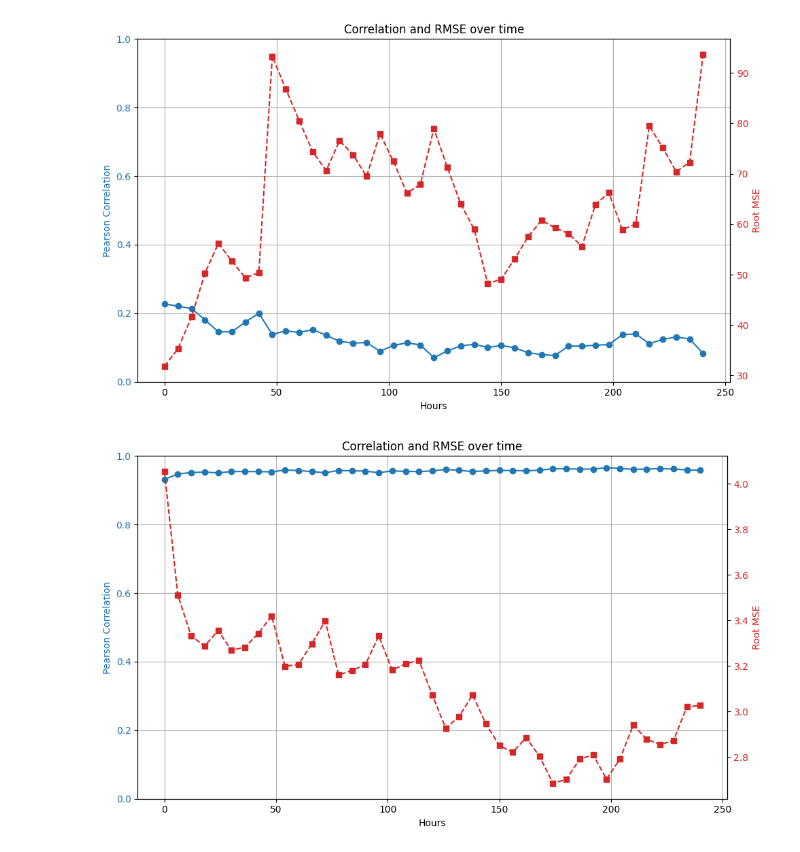
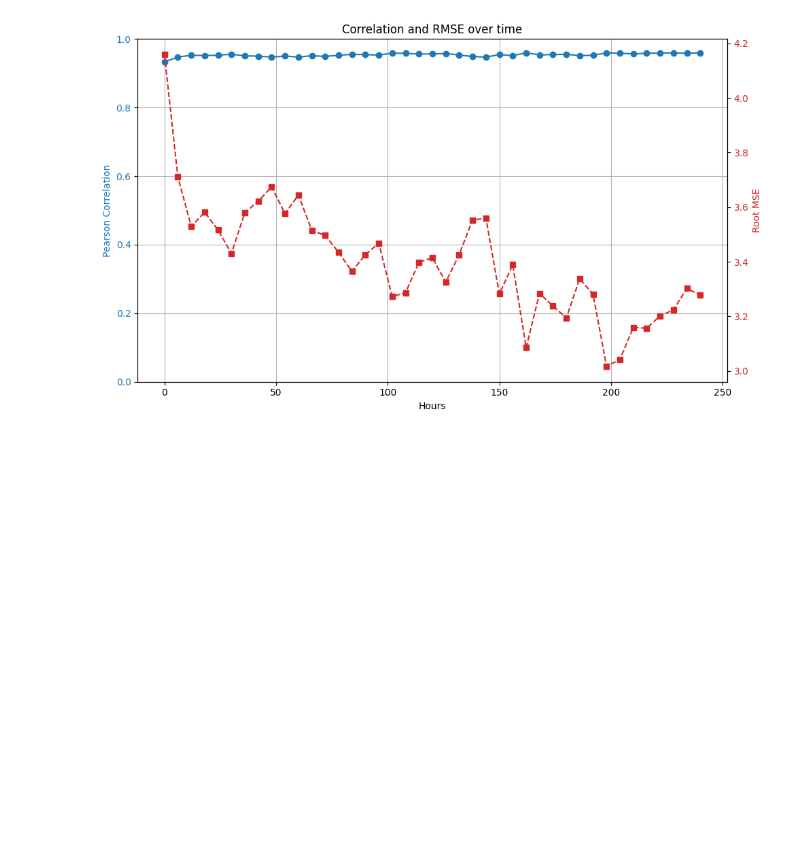
Before and after one commit to samjdurante/geostrophic-balance-meteo496, a Jupyter notebook: balance-panguweather.ipynb, the cells around one changed output. Saved outputs shown, nothing was run; the diff lists cells and outputs as text; code cells hidden in the pictures; blank space fills up the shorter version.

```diff
--- a/balance-panguweather.ipynb
+++ b/balance-panguweather.ipynb
@@ -11,7 +11,7 @@ from scipy.constants import pi,g
 from scipy.stats import pearsonr
 from sklearn.metrics import mean_squared_error
 
-file = "panguweather.nc"
+file = "panguweather240-10222024.nc"
 ds = xr.open_dataset(file)
 #print(ds)
 # %%
@@ -137,5 +137,5 @@ short_calculated_wind_ds["wind_speed"] = np.sqrt(short_calculated_wind_ds["ug"]*
 # %%
-short_calculated_wind_ds = xr.open_dataset("short_calculated_wind_ds.nc")
+#short_calculated_wind_ds = xr.open_dataset("short_calculated_wind_dsPANGUWEATHER-240-10222024.nc")
 # %%
 # Makes a countour map of wind speeds
 def plot_wind_side_by_side(real_speed, calc_speed, time_index):
@@ -208,49 +208,25 @@ for i in range(ds["forecast_time0"].size):
     reduced_correlations.append(correlation)
     reduced_rootMSEs.append(rootMSE)
 # %%
-hours = [i * 6 for i in range(ds["forecast_time0"].size)]
-fig, ax1 = plt.subplots(figsize=(10, 6))
-
-color = 'tab:blue'
-ax1.set_xlabel("Hours")
-ax1.set_ylabel("Pearson Correlation", color=color)
-ax1.plot(hours, correlations, marker='o', linestyle='-', color=color, label='Correlation')
-ax1.tick_params(axis='y', labelcolor=color)
-ax1.set_ylim(0, 1)
-ax1.grid(True)
-
-ax2 = ax1.twinx()
-color = 'tab:red'
-ax2.set_ylabel("Root MSE", color=color)
-ax2.plot(hours, rootMSEs, marker='s', linestyle='--', color=color, label='RMSE')
-ax2.tick_params(axis='y', labelcolor=color)
-
-plt.title("Correlation and RMSE over time")
-fig.tight_layout()
-plt.show()
-
-
-
 hours = [i * 6 for i in range(ds["forecast_time0"].size)]
 fig, ax1 = plt.subplots(figsize=(10, 6))
 
 color = 'tab:blue'
 ax1.set_xlabel("Hours")
 ax1.set_ylabel("Pearson Correlation", color=color)
 ax1.plot(hours, reduced_correlations, marker='o', linestyle='-', color=color, label='Correlation')
 ax1.tick_params(axis='y', labelcolor=color)
 ax1.set_ylim(0, 1)
 ax1.grid(True)
 
 ax2 = ax1.twinx()
 color = 'tab:red'
 ax2.set_ylabel("Root MSE", color=color)
 ax2.plot(hours, reduced_rootMSEs, marker='s', linestyle='--', color=color, label='RMSE')
 ax2.tick_params(axis='y', labelcolor=color)
 
 plt.title("Correlation and RMSE over time")
 fig.tight_layout()
 plt.show()
 # %% [output]
-[figure, old version]
+[figure, new version]
-[figure, removed]
```
Also changed, not shown: parts of 2 cells of this notebook, 1 other file.
